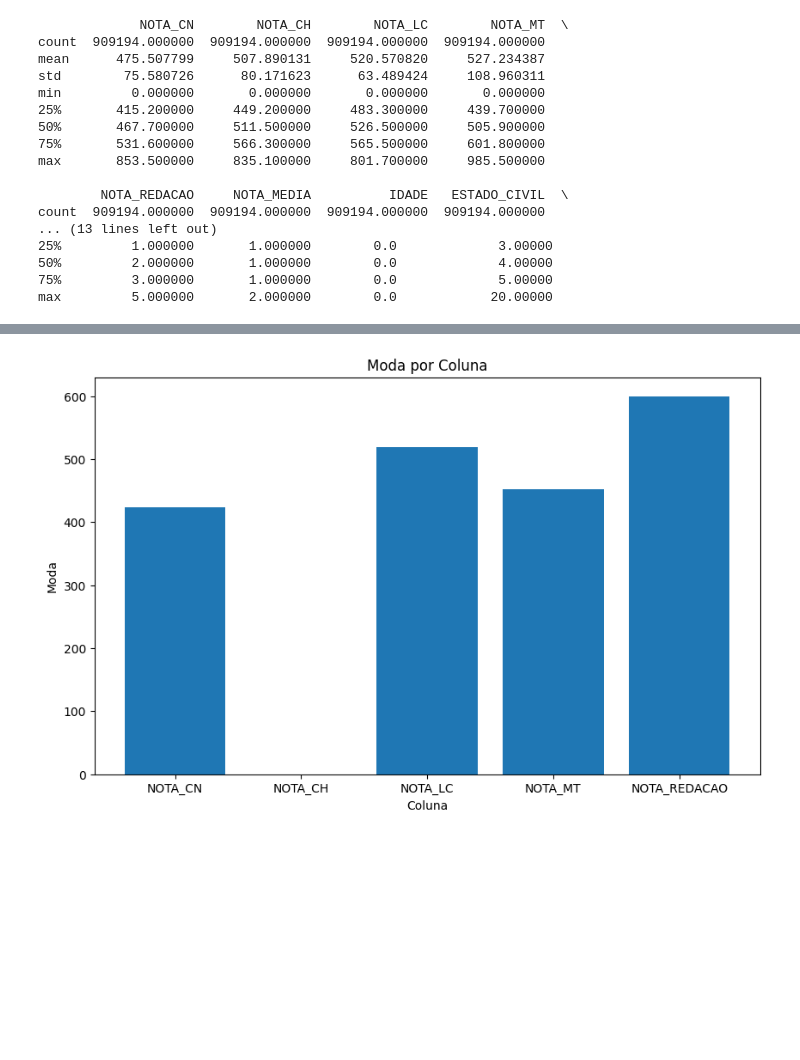
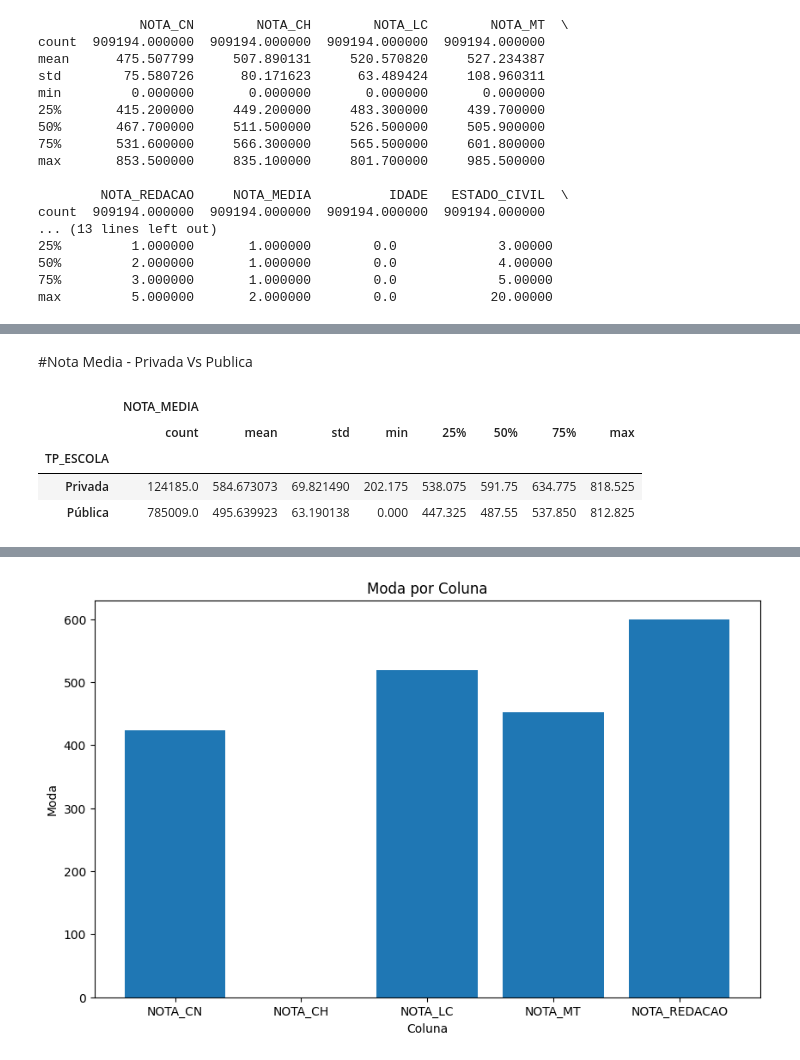
Before and after one commit to allandevbr92/MyResume, a Jupyter notebook: enem2019.ipynb, the cells around one changed output, grey strips where cells are left out. Saved outputs shown, nothing was run; the diff lists cells and outputs as text; code cells hidden in the pictures; blank space fills up the shorter version.

```diff
--- a/enem2019.ipynb
+++ b/enem2019.ipynb
@@ -48,0 +119,12 @@ max         5.000000       2.000000        0.0            20.00000
+# %% [markdown]
+
+#Nota Media - Privada Vs Publica
+# %%
+
+df[['TP_ESCOLA', 'NOTA_MEDIA']].groupby('TP_ESCOLA').describe()
+# %% [output]
+|  | NOTA_MEDIA |  |  |  |  |  |  |  |
+|  | count | mean | std | min | 25% | 50% | 75% | max |
+| TP_ESCOLA |  |  |  |  |  |  |  |  |
+| Privada | 124185.0 | 584.673073 | 69.821490 | 202.175 | 538.075 | 591.75 | 634.775 | 818.525 |
+| Pública | 785009.0 | 495.639923 | 63.190138 | 0.000 | 447.325 | 487.55 | 537.850 | 812.825 |
```
Also changed, not shown: parts of 32 cells of this notebook.
